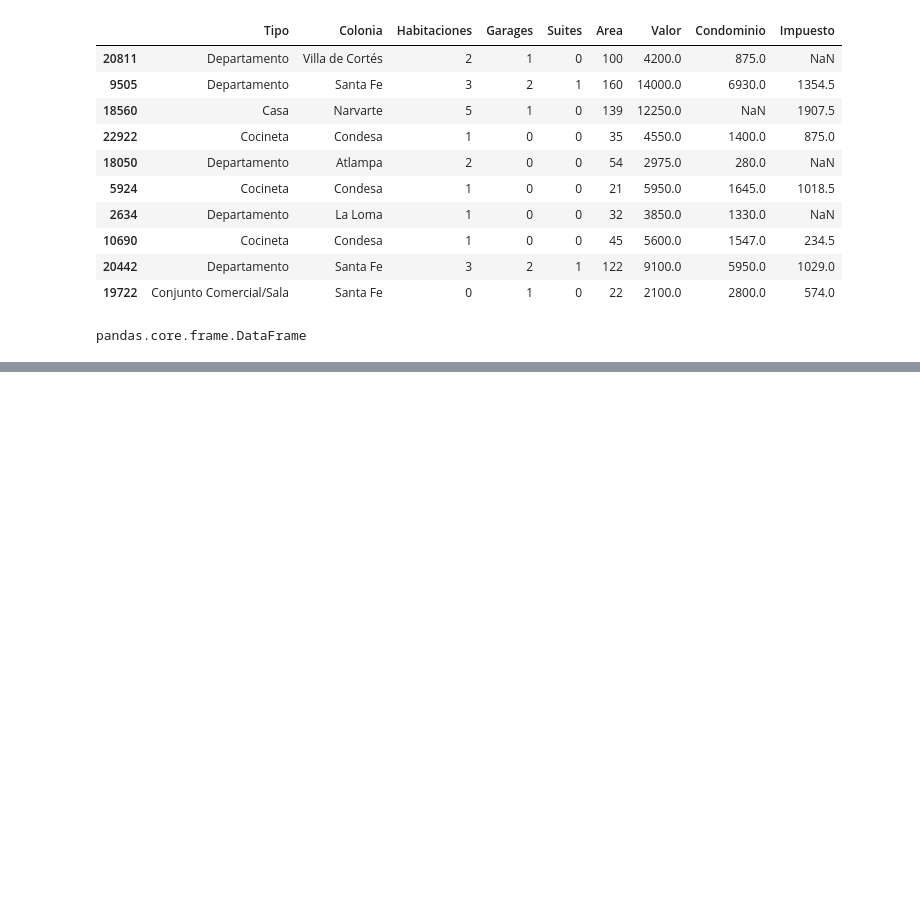
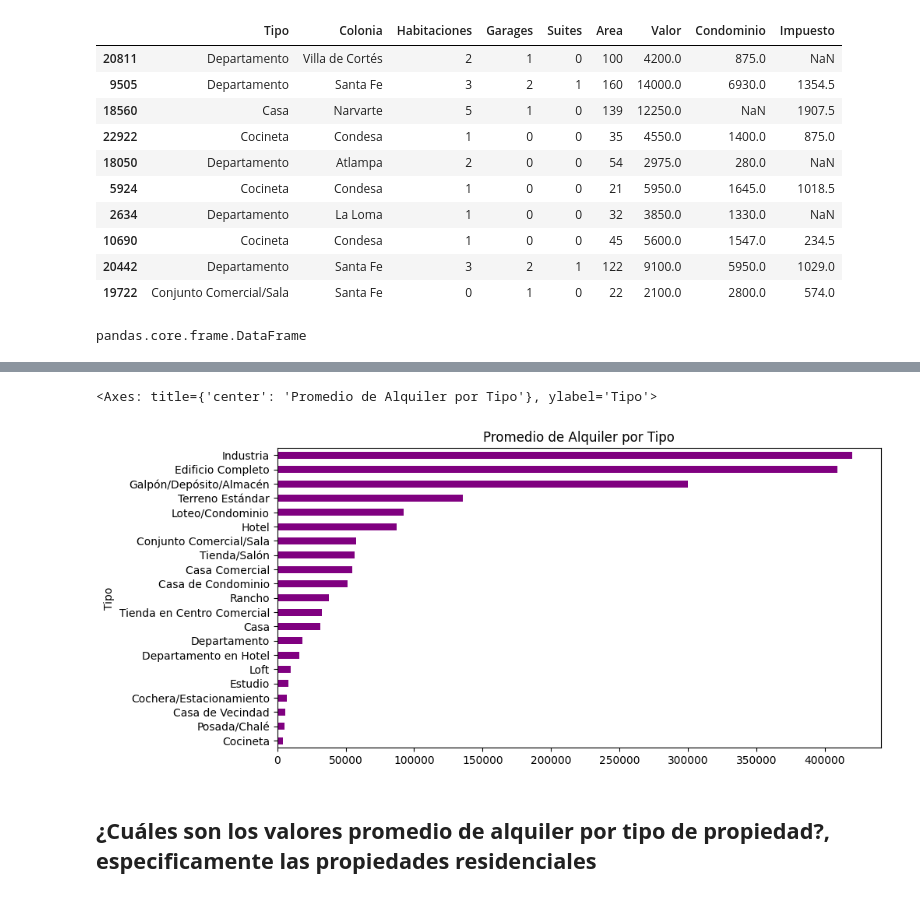
Before and after one commit to Nataliahfk/Data_science_Pandas, a Jupyter notebook: inmuebles_cdxm.ipynb, the cells around one changed output, grey strips where cells are left out. Cells and saved outputs as stored; diff of their text form; code cells hidden in the pictures; blank space fills up the shorter version.

```diff
--- a/inmuebles_cdxm.ipynb
+++ b/inmuebles_cdxm.ipynb
@@ -122,0 +367,10 @@ pandas.core.frame.DataFrame
+# %%
+# Agrupo por el promedio de cada Tipo en forma ascendente (más caro a lo mas barato)
+# aquí me muestra todos los datos, los comerciales y los recidenciales
+df_tipo_valor = datos.groupby('Tipo')['Valor'].mean().sort_values(ascending=True)
+df_tipo_valor.plot(kind='barh', title='Promedio de Alquiler por Tipo', figsize=(10,5), color = 'purple')
+# %% [output]
+<Axes: title={'center': 'Promedio de Alquiler por Tipo'}, ylabel='Tipo'>
+[figure, added]
+# %% [markdown]
+## **¿Cuáles son los valores promedio de alquiler por tipo de propiedad?, especificamente las propiedades residenciales**
```
Also changed, not shown: parts of 43 cells of this notebook.
